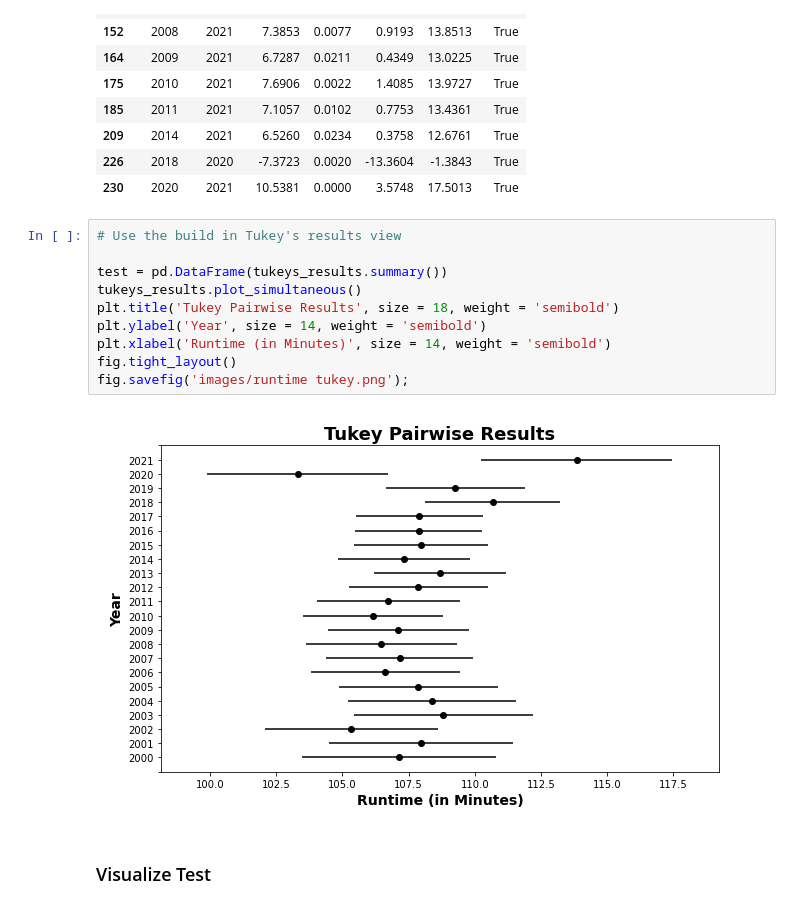
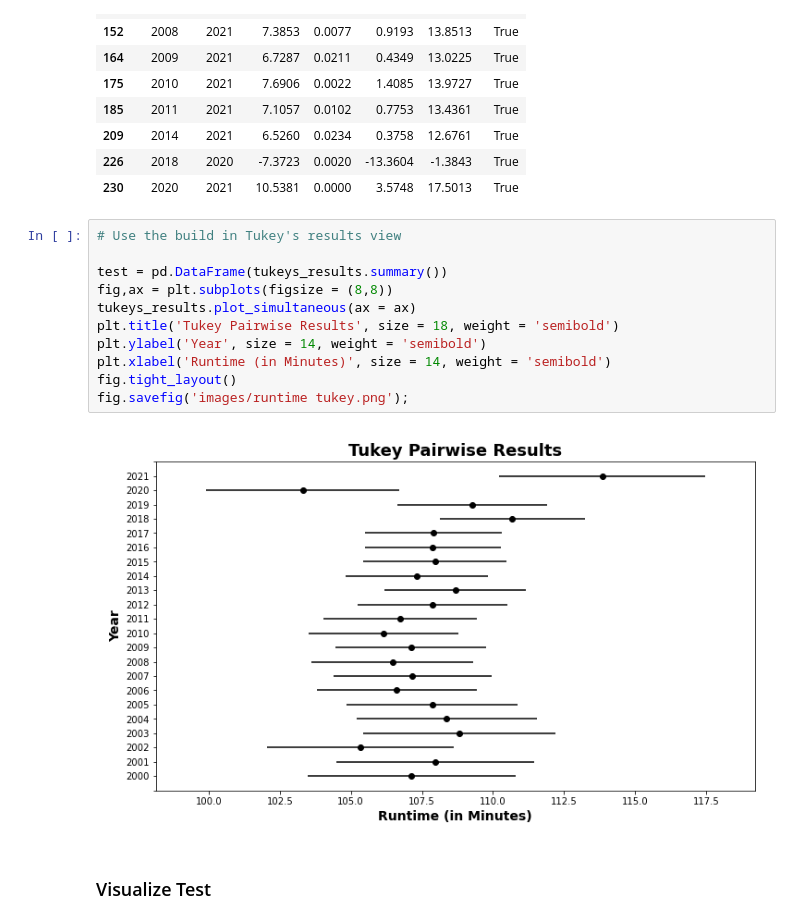
Before and after one commit to msmccann10/PP-movie-database-and-analysis, a Jupyter notebook: 05_Hypothesis_Testing.ipynb, the cells around one changed output. Drawn from its saved outputs; the diff is of its cells as text.

Commit message:
fix image allignment

```diff
--- a/05_Hypothesis_Testing.ipynb
+++ b/05_Hypothesis_Testing.ipynb
@@ -507,15 +510,16 @@ tukey_df[tukey_df['reject'] == True]
 # %%
 # Use the build in Tukey's results view
 
 test = pd.DataFrame(tukeys_results.summary())
-tukeys_results.plot_simultaneous()
+fig,ax = plt.subplots(figsize = (8,8))
+tukeys_results.plot_simultaneous(ax = ax)
 plt.title('Tukey Pairwise Results', size = 18, weight = 'semibold')
 plt.ylabel('Year', size = 14, weight = 'semibold')
 plt.xlabel('Runtime (in Minutes)', size = 14, weight = 'semibold')
 fig.tight_layout()
 fig.savefig('images/runtime tukey.png');
 # %% [output]
-[figure, old version]
+[figure, new version]
 # %% [markdown]
 ### Visualize Test
 # %%
```
Also changed, not shown: parts of 1 cell of this notebook, 5 other files.
